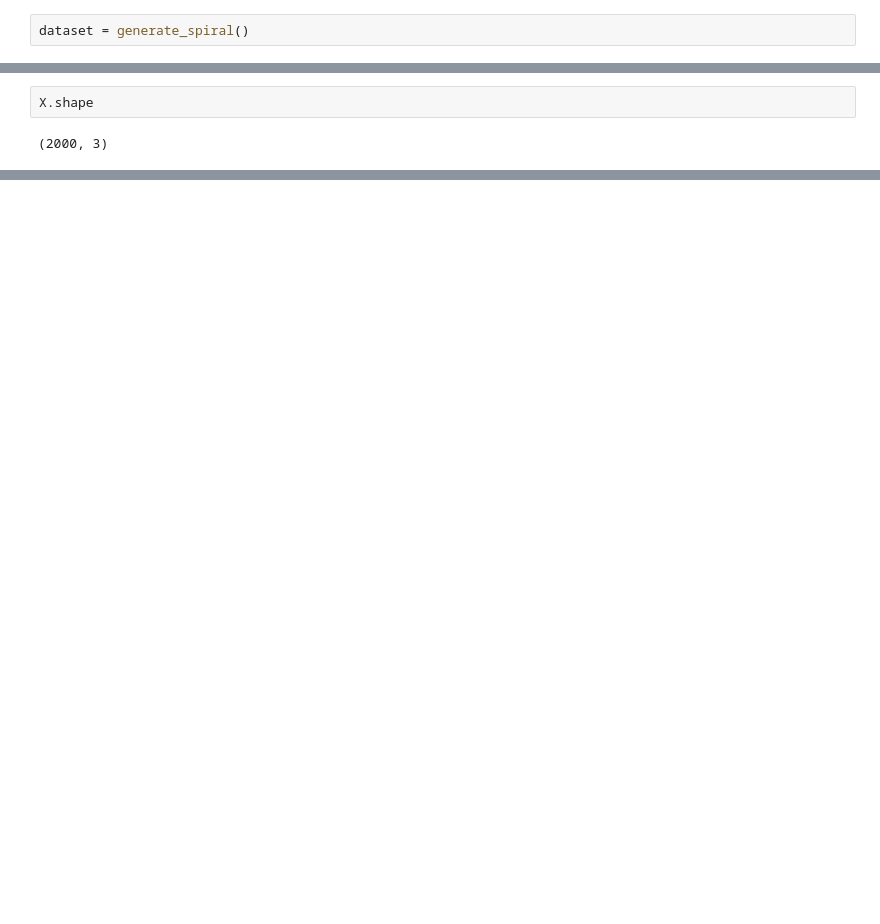
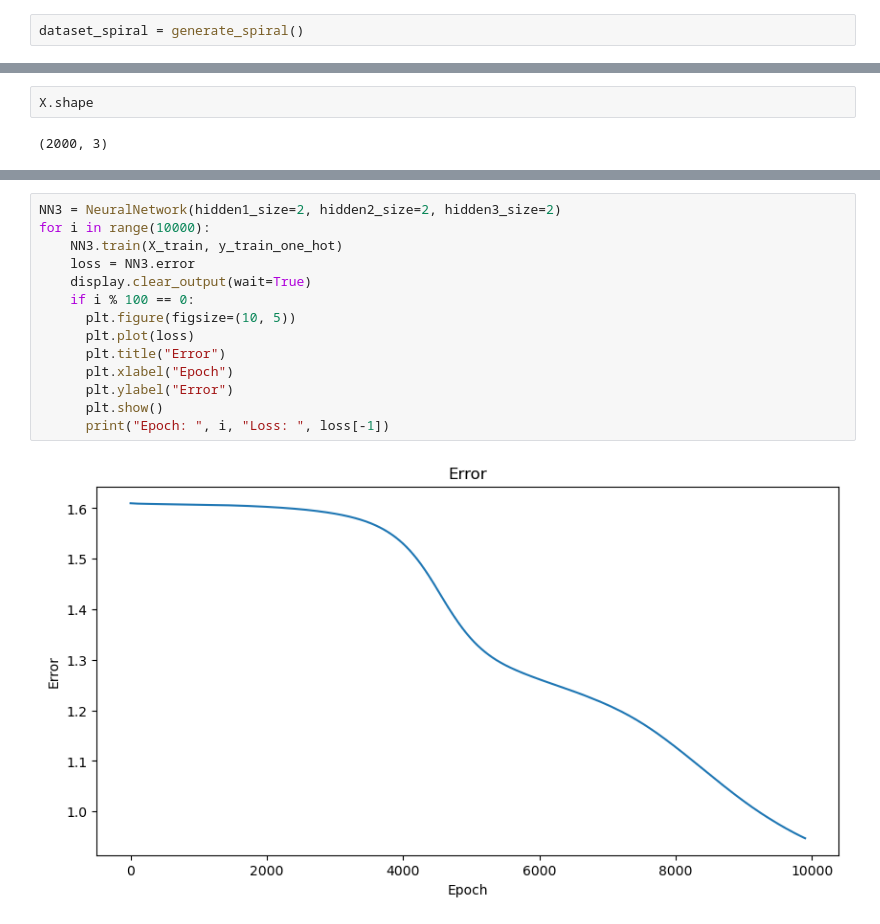
Before and after one commit to Md-Hasib-Askari/CVPR, a Jupyter notebook: MID/Assignment2.ipynb, the cells around one changed output, grey strips where cells are left out. Cells and saved outputs as stored; diff of their text form; blank space fills up the shorter version.

```diff
--- a/MID/Assignment2.ipynb
+++ b/MID/Assignment2.ipynb
@@ -36,2 +36,2 @@ def generate_spiral(n_points=2000, classes=5):
 # %%
-dataset = generate_spiral()
+dataset_spiral = generate_spiral()
@@ -321,0 +450,16 @@ print(NN.predict(np.array(X[:10])))
+# %%
+NN3 = NeuralNetwork(hidden1_size=2, hidden2_size=2, hidden3_size=2)
+for i in range(10000):
+    NN3.train(X_train, y_train_one_hot)
+    loss = NN3.error
+    display.clear_output(wait=True)
+    if i % 100 == 0:
+      plt.figure(figsize=(10, 5))
+      plt.plot(loss)
+      plt.title("Error")
+      plt.xlabel("Epoch")
+      plt.ylabel("Error")
+      plt.show()
+      print("Epoch: ", i, "Loss: ", loss[-1])
+# %% [output]
+[figure, added]
```
Also changed, not shown: parts of 33 cells of this notebook.
